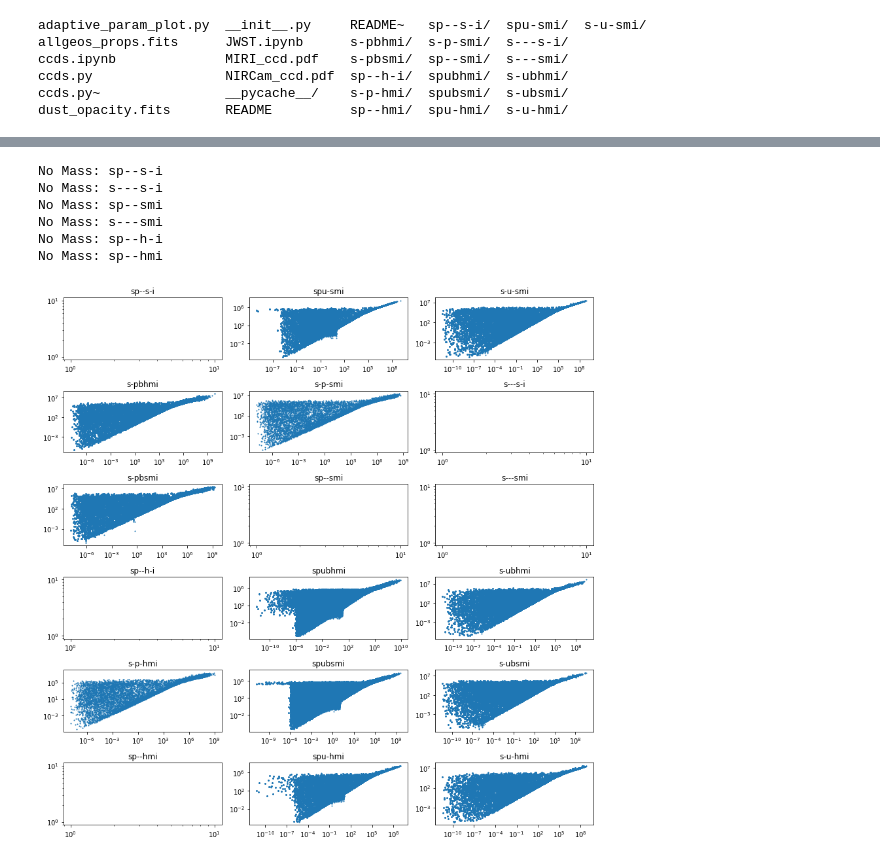
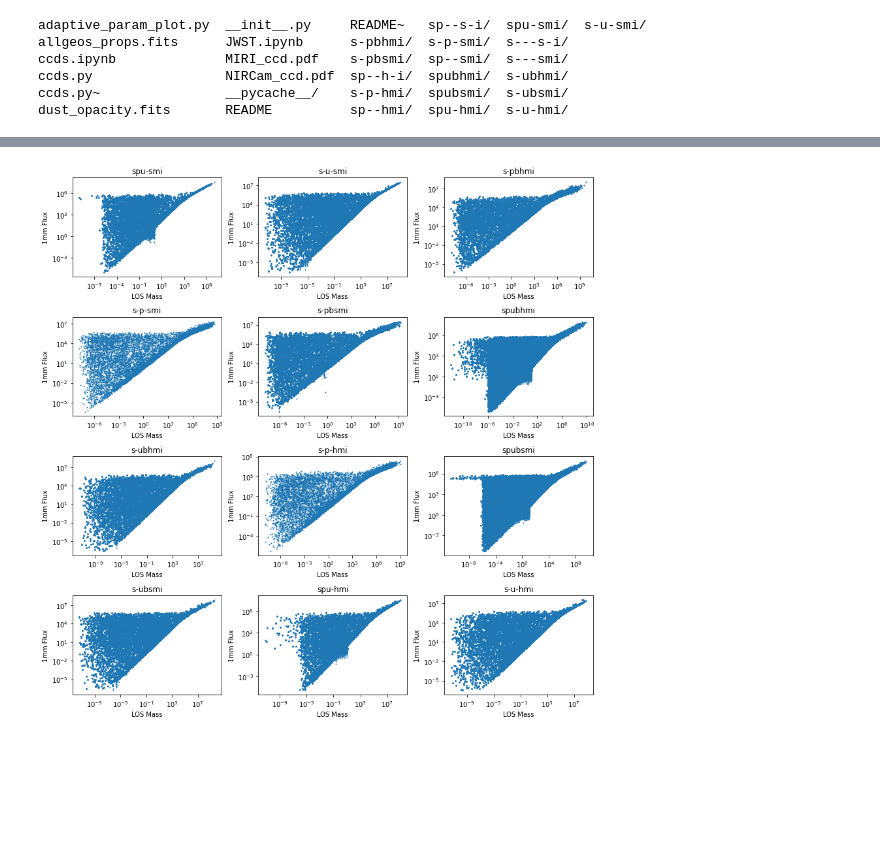
Before and after one commit to SpacialTree/machinelearning-homework, a Jupyter notebook: term_project/termproj.ipynb, the cells around one changed output, grey strips where cells are left out. Cells and saved outputs as stored; diff of their text form; code cells hidden in the pictures; blank space fills up the shorter version.

```diff
--- a/term_project/termproj.ipynb
+++ b/term_project/termproj.ipynb
@@ -41,21 +48,22 @@ data_1mm_s_u_hmi = Table.read('/blue/ast7939/savannahgramze/robitaille/robitaill
 # %%
+# sp--s-i, s---s-i, sp--smi, s---smi, sp--h-i, sp-hmi
 data_1mm = [
-    data_1mm_sp__s_i,
+    #data_1mm_sp__s_i,
     data_1mm_spu_smi,
     data_1mm_s_u_smi,
     data_1mm_s_pbhmi,
     data_1mm_s_p_smi,
-    data_1mm_s___s_i,
+    #data_1mm_s___s_i,
     data_1mm_s_pbsmi,
-    data_1mm_sp__smi,
-    data_1mm_s___smi,
-    data_1mm_sp__h_i,
+    #data_1mm_sp__smi,
+    #data_1mm_s___smi,
+    #data_1mm_sp__h_i,
     data_1mm_spubhmi,
     data_1mm_s_ubhmi,
     data_1mm_s_p_hmi,
     data_1mm_spubsmi,
     data_1mm_s_ubsmi,
-    data_1mm_sp__hmi,
+    #data_1mm_sp__hmi,
     data_1mm_spu_hmi,
     data_1mm_s_u_hmi
     ]
@@ -120,68 +129,65 @@ data_aug_spu_hmi = Table.read('/blue/ast7939/savannahgramze/robitaille/robitaill
 data_aug_s_u_hmi = Table.read('/blue/ast7939/savannahgramze/robitaille/robitaille_models-1.2/s-u-hmi/augmented_parameters.fits')
 # %%
 data_aug = [
-    data_aug_sp__s_i,
+    #data_aug_sp__s_i,
     data_aug_spu_smi,
     data_aug_s_u_smi,
     data_aug_s_pbhmi,
     data_aug_s_p_smi,
-    data_aug_s___s_i,
+    #data_aug_s___s_i,
     data_aug_s_pbsmi,
-    data_aug_sp__smi,
-    data_aug_s___smi,
-    data_aug_sp__h_i,
+    #data_aug_sp__smi,
+    #data_aug_s___smi,
+    #data_aug_sp__h_i,
     data_aug_spubhmi,
     data_aug_s_ubhmi,
     data_aug_s_p_hmi,
     data_aug_spubsmi,
     data_aug_s_ubsmi,
-    data_aug_sp__hmi,
+    #data_aug_sp__hmi,
     data_aug_spu_hmi,
     data_aug_s_u_hmi
 ]
 # %%
+# sp--s-i, s---s-i, sp--smi, s---smi, sp--h-i, sp--hmi
 geos = [
-    'sp--s-i',
+    #'sp--s-i',
     'spu-smi',
     's-u-smi',
     's-pbhmi',
     's-p-smi',
-    's---s-i',
+    #'s---s-i',
     's-pbsmi',
-    'sp--smi',
-    's---smi',
-    'sp--h-i',
+    #'sp--smi',
+    #'s---smi',
+    #'sp--h-i',
     'spubhmi',
     's-ubhmi',
     's-p-hmi',
     'spubsmi',
     's-ubsmi',
-    'sp--hmi',
+    #'sp--hmi',
     'spu-hmi',
     's-u-hmi'
 ]
 # %%
-fig, axes = plt.subplots(6,3, figsize=(12,12))
+fig, axes = plt.subplots(4,3, figsize=(12,12))
 
 axs = axes.flatten()
 
 #axs[0].scatter(data_aug_spubhmi['Line-of-Sight Masses'][:, -1], data_1mm_spubhmi['TOTAL_FLUX'][:, -1], 1)
 
 for ii in range(len(axs)):
     axs[ii].set_xscale('log')
     axs[ii].set_yscale('log')
     axs[ii].set_title(geos[ii])
+    axs[ii].set_xlabel('LOS Mass')
+    axs[ii].set_ylabel('1mm Flux')
     try:
         axs[ii].scatter(data_aug[ii]['Line-of-Sight Masses'][:, -1], data_1mm[ii]['TOTAL_FLUX'][:, -1], 1)
     except:
         print('No Mass:', geos[ii])
 fig.tight_layout()
 # %% [output]
-No Mass: sp--s-i
-No Mass: s---s-i
-No Mass: sp--smi
-No Mass: s---smi
-No Mass: sp--h-i
-No Mass: sp--hmi
-[figure, old version]
+[figure, new version]
 # %%
```
Also changed, not shown: parts of 44 cells of this notebook, 3 other files.
